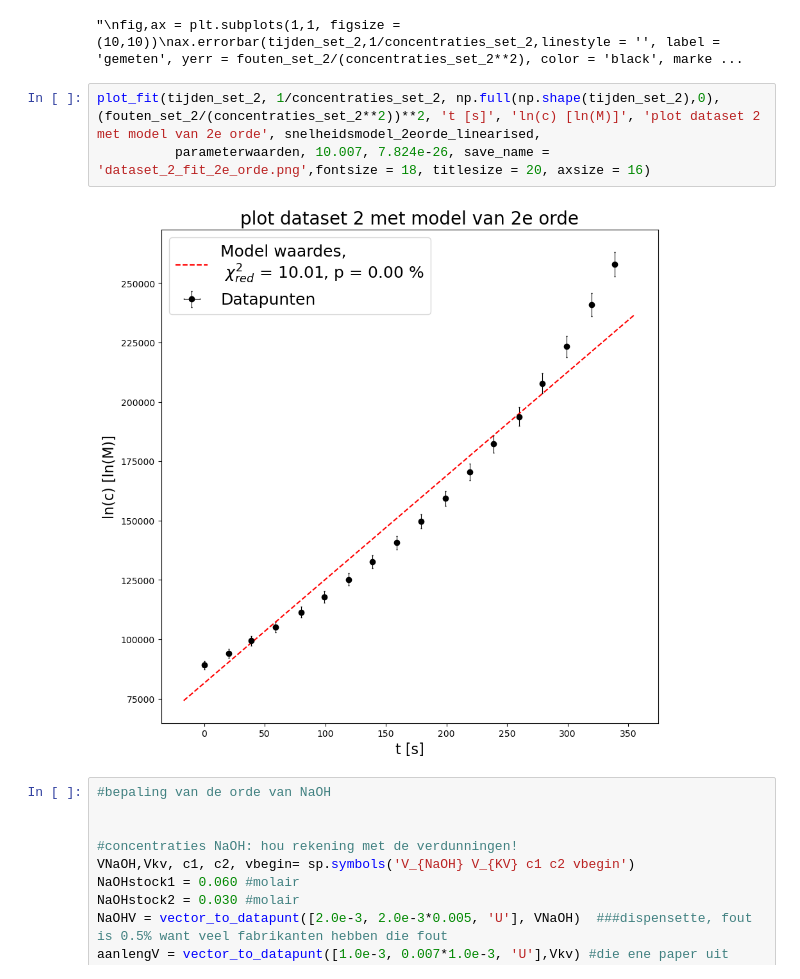
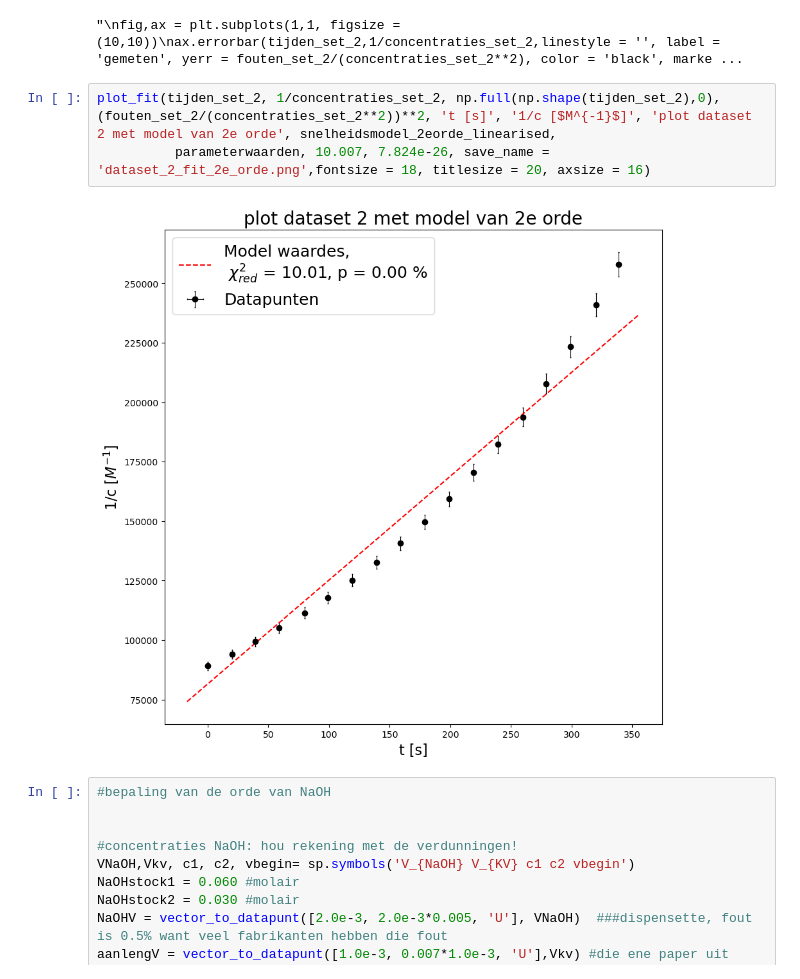
Before and after one commit to justlearning42/Experimentele_vscode, a Jupyter notebook: kinetica.ipynb, the cells around one changed output. Drawn from its saved outputs; the diff is of its cells as text.

Commit message:
fix de slechte datasets

```diff
--- a/kinetica.ipynb
+++ b/kinetica.ipynb
@@ -511,10 +498,10 @@ Raw output
 $(436.7 \pm 6.7)\cdot 10^{0}$
 "\nfig,ax = plt.subplots(1,1, figsize = (10,10))\nax.errorbar(tijden_set_2,1/concentraties_set_2,linestyle = '', label = 'gemeten', yerr = fouten_set_2/(concentraties_set_2**2), color = 'black', marke ...
 # %%
-plot_fit(tijden_set_2, 1/concentraties_set_2, np.full(np.shape(tijden_set_2),0), (fouten_set_2/(concentraties_set_2**2))**2, 't [s]', 'ln(c) [ln(M)]', 'plot dataset 2 met model van 2e orde', snelheidsmodel_2eorde_linearised,
+plot_fit(tijden_set_2, 1/concentraties_set_2, np.full(np.shape(tijden_set_2),0), (fouten_set_2/(concentraties_set_2**2))**2, 't [s]', '1/c [$M^{-1}$]', 'plot dataset 2 met model van 2e orde', snelheidsmodel_2eorde_linearised,
           parameterwaarden, 10.007, 7.824e-26, save_name = 'dataset_2_fit_2e_orde.png',fontsize = 18, titlesize = 20, axsize = 16)
 # %% [output]
-[figure, old version]
+[figure, new version]
 # %%
 #bepaling van de orde van NaOH
 
```
Also changed, not shown: parts of 8 cells of this notebook, 5 other files.
